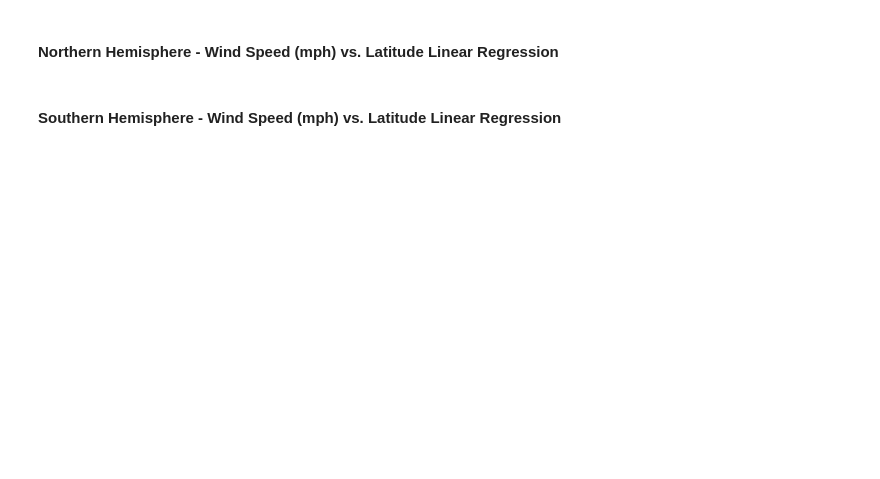
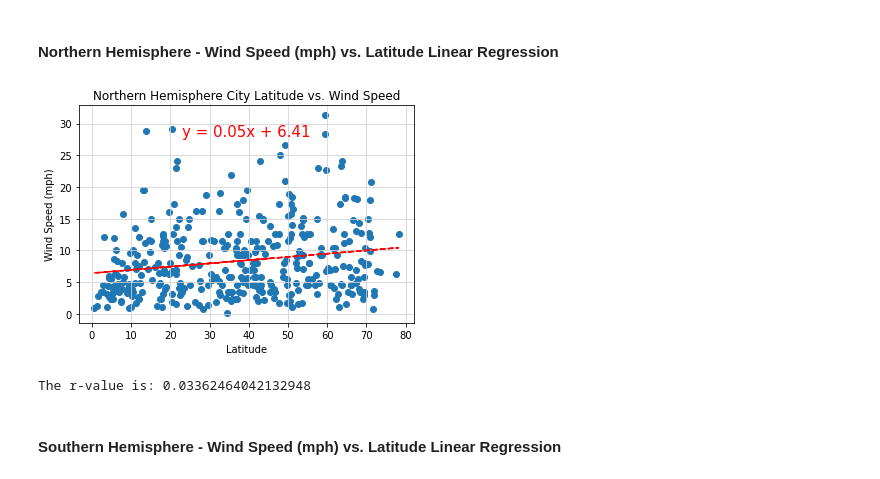
Before and after one commit to RobinWaves/python-api-challenge, a Jupyter notebook: WeatherPy/WeatherPy.ipynb, the cells around one changed output. Saved outputs shown, nothing was run; the diff lists cells and outputs as text; code cells hidden in the pictures; blank space fills up the shorter version.

```diff
--- a/WeatherPy/WeatherPy.ipynb
+++ b/WeatherPy/WeatherPy.ipynb
@@ -339,27 +404,30 @@ print(f"The r-value is: {scl_r}")
 # %%
 north_hemi_wind = north_hemi['Wind Speed']
 # Perform a linear regression for the Northern Hemisphere on cities wind speed vs latitude
 nwl_slope, nwl_int, nwl_r, nwl_p, nwl_std_err = linregress(north_hemi_lat, north_hemi_wind)
 
 # Create equation of line to calculate predicted wind speed
 nwl_fit = nwl_slope * north_hemi_lat + nwl_int
 
 # Create line equation string
 line_eq = f"y = {nwl_slope:1.2f}x + {nwl_int:1.2f}"
 
 plt.scatter(north_hemi_lat, north_hemi_wind)
 plt.plot(north_hemi_lat, nwl_fit, "--", color = 'r')
 
 plt.title("Northern Hemisphere City Latitude vs. Wind Speed")
 plt.xlabel("Latitude")
 plt.ylabel("Wind Speed (mph)")
 plt.grid (b=True,which='major',axis='both',linestyle='-',color='lightgrey')
-plt.annotate(line_eq,(47, 25),fontsize=15,color="red")
+plt.annotate(line_eq,(23, 28),fontsize=15,color="red")
 
 plt.savefig('output_data/NorthHemiLatVsWind')
 plt.show()
 
-print(f"The r-value is: {nwl_r}")
+print(f"The r-value is: {nwl_r**2}")
+# %% [output]
+[figure, added]
+The r-value is: 0.03362464042132948
 # %% [markdown]
 ####  Southern Hemisphere - Wind Speed (mph) vs. Latitude Linear Regression
 # %%
```
Also changed, not shown: parts of 18 cells of this notebook, 14 other files.
